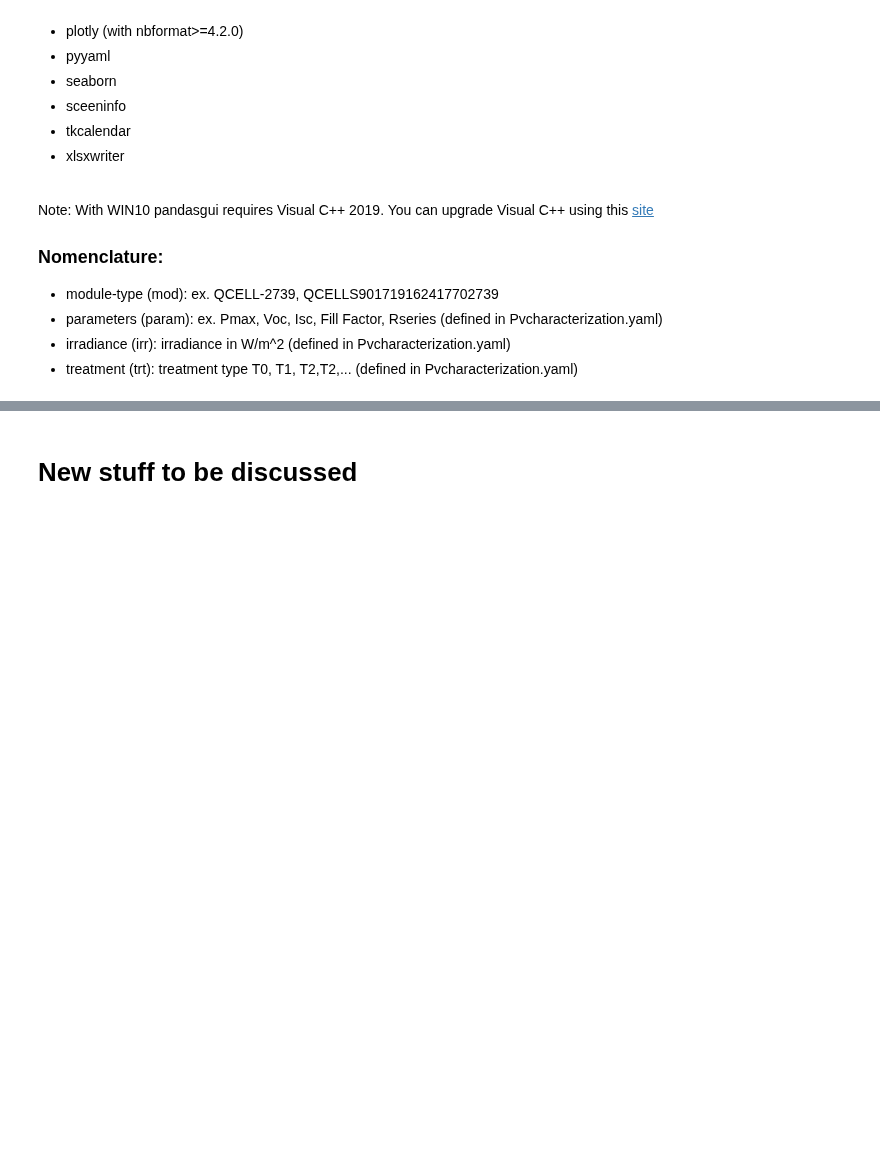
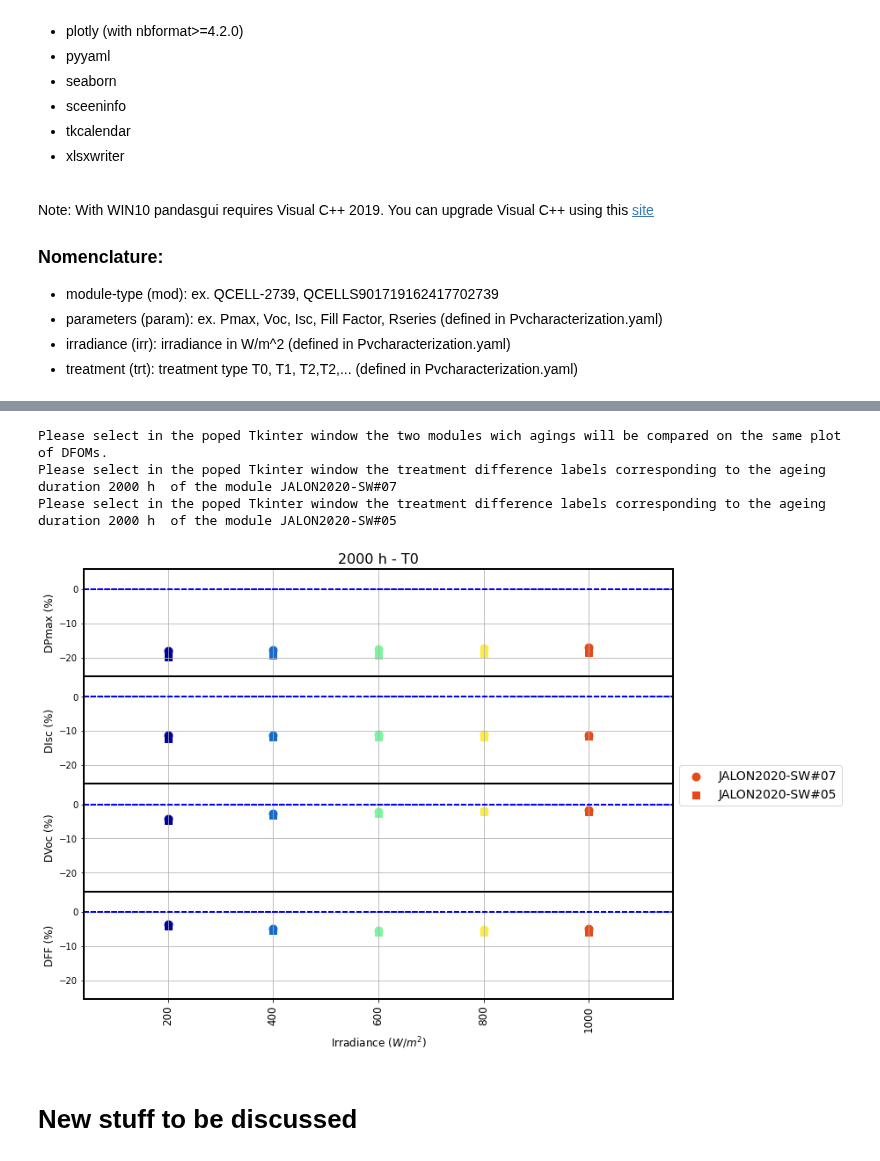
Before and after one commit to Bertin-fap/PVcharacterization, a Jupyter notebook: Module_aging.ipynb, the cells around one changed output, grey strips where cells are left out. Cells and saved outputs as stored; diff of their text form; code cells hidden in the pictures; blank space fills up the shorter version.

Commit message:
Added the plot of DFOMs for a given ageing duration for two ageing types

```diff
--- a/Module_aging.ipynb
+++ b/Module_aging.ipynb
@@ -285,3 +294,64 @@ pv.plot_params_diff(df_meta,
                     long_label=False,
                     plot_params_dict=plot_params_dict,
                     )
+# %%
+''' Creation: 2022.08.22
+    Last update: 2022.08.22
+
+    Plot on the same graph of the DFOMs for the two aging DH and XDH of a given module type at same treatment duration (default : 2000 h)
+
+    '''
+# Local imports
+import PVcharacterization_Utils as pv
+
+suptitle = None
+
+plot_params_dict = {'markers': ["o", "s", "<", ">", "p", "H", "v", "^"],
+                     'marker_colors': ['#0000A0','#1569C7','#78f89d','#FFEB3B','#E64A19','#d24dff','#E07B39','#AC673F'],
+                     'marker_size': 80,
+                     'legend_fontsize': 14,
+                     'ticks_fontsize': 12,
+                     'labels_fontsize': 12,
+                     'title_fontsize':16,
+                     'fig_width': 12,
+                     'fig_height_unit': 2,
+                     'fig_title_height': 1,
+                     'bbox_x0': 0.9,
+                     'bbox_y0': 0.5,
+                     'bbox_width': 1,
+                     'bbox_height': 1,
+                     'irr_add_nbr':0.2,
+                     'y_limit_type': 'extremorum',
+                     'irr_color_unique':'no',
+                     'face_color' : 'yes',
+                     'suptitle': suptitle,
+                     'suptitle_font_size': 16}
+
+diff = True  # True we plot relative parameters evolution between treaments
+             # False we plot parameters evolution
+select_irradiance = False
+
+print('Please select in the poped Tkinter window the two modules wich agings will be compared on the same plot of DFOMs.')
+list_mod_selected = pv.select_module(working_dir)
+
+list_params = pv.select_params()
+
+if select_irradiance:
+    list_irradiance = pv.select_irradiance(working_dir,list_mod_selected,mode='select')
+else:
+    list_irradiance = pv.select_irradiance(working_dir,list_mod_selected,mode=None)
+
+ageing_duration = "2000 h"
+
+pv.plot_params_diff_Tx(working_dir,
+                    list_mod_selected,
+                    list_params,
+                    list_irradiance,
+                    ageing_duration,
+                    plot_params_dict,
+                    diff)
+# %% [output]
+Please select in the poped Tkinter window the two modules wich agings will be compared on the same plot of DFOMs.
+Please select in the poped Tkinter window the treatment difference labels corresponding to the ageing duration 2000 h  of the module JALON2020-SW#07
+Please select in the poped Tkinter window the treatment difference labels corresponding to the ageing duration 2000 h  of the module JALON2020-SW#05
+[figure, added]
```
Also changed, not shown: parts of 4 cells of this notebook, 2 other files.
